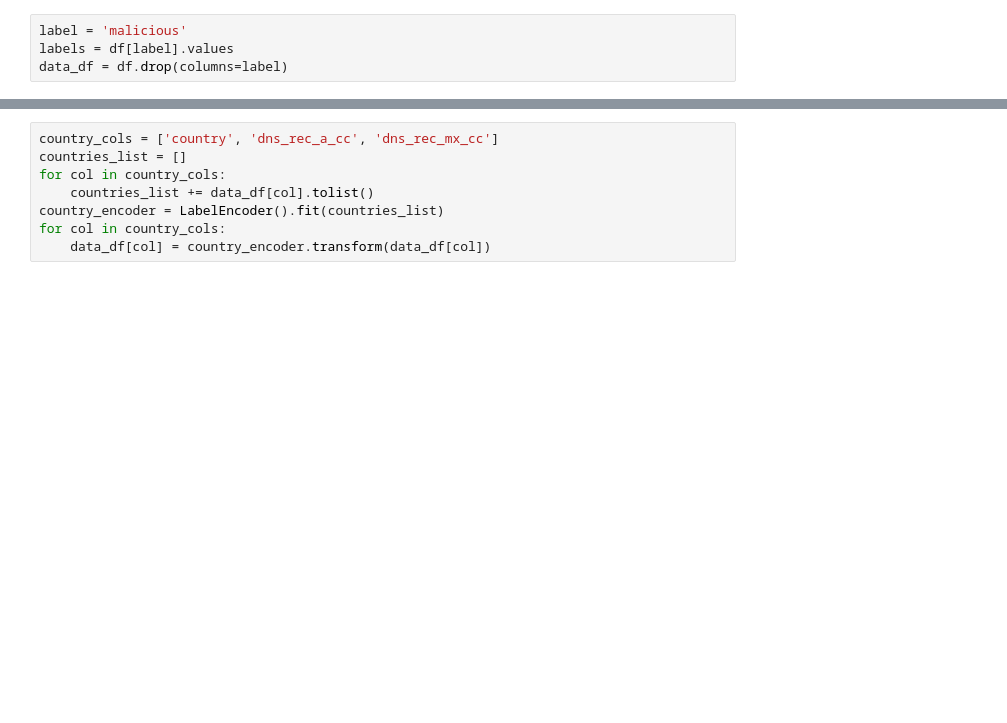
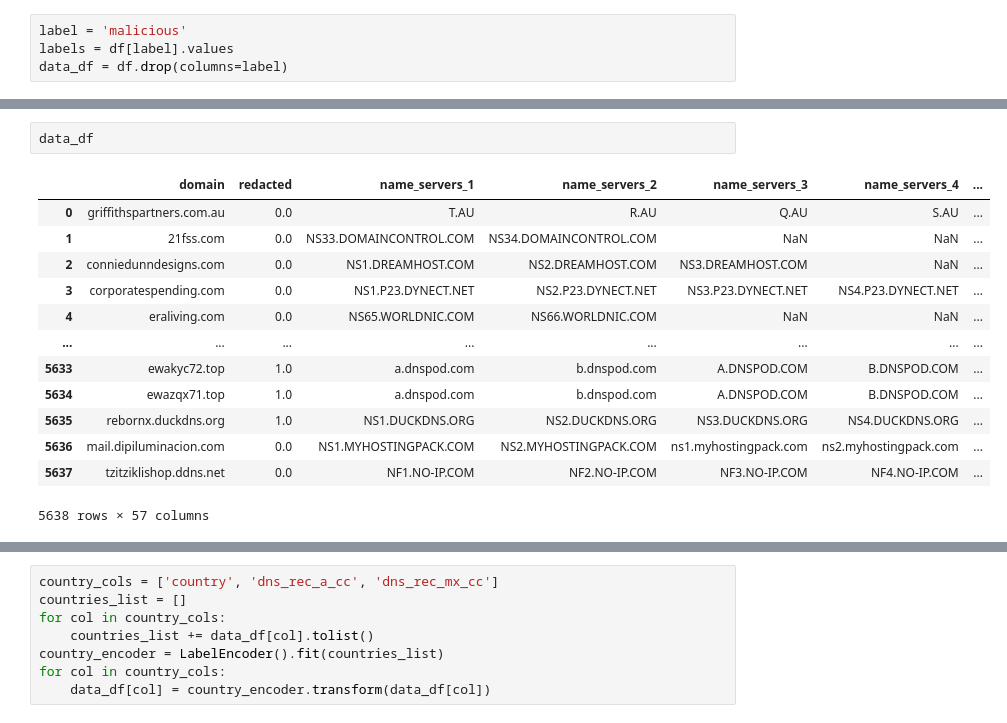
Before and after one commit to erodium/artemis, a Jupyter notebook: notebooks/randomforest.ipynb, the cells around one changed output, grey strips where cells are left out. Drawn from its saved outputs; the diff is of its cells as text; blank space fills up the shorter version.

```diff
--- a/notebooks/randomforest.ipynb
+++ b/notebooks/randomforest.ipynb
@@ -15,0 +55,16 @@ data_df = df.drop(columns=label)
+# %%
+data_df
+# %% [output]
+|  | domain | redacted | name_servers_1 | name_servers_2 | name_servers_3 | name_servers_4 | ... |
+| 0 | griffithspartners.com.au | 0.0 | T.AU | R.AU | Q.AU | S.AU | ... |
+| 1 | 21fss.com | 0.0 | NS33.DOMAINCONTROL.COM | NS34.DOMAINCONTROL.COM | NaN | NaN | ... |
+| 2 | conniedunndesigns.com | 0.0 | NS1.DREAMHOST.COM | NS2.DREAMHOST.COM | NS3.DREAMHOST.COM | NaN | ... |
+| 3 | corporatespending.com | 0.0 | NS1.P23.DYNECT.NET | NS2.P23.DYNECT.NET | NS3.P23.DYNECT.NET | NS4.P23.DYNECT.NET | ... |
+| 4 | eraliving.com | 0.0 | NS65.WORLDNIC.COM | NS66.WORLDNIC.COM | NaN | NaN | ... |
+| ... | ... | ... | ... | ... | ... | ... | ... |
+| 5633 | ewakyc72.top | 1.0 | a.dnspod.com | b.dnspod.com | A.DNSPOD.COM | B.DNSPOD.COM | ... |
+| 5634 | ewazqx71.top | 1.0 | a.dnspod.com | b.dnspod.com | A.DNSPOD.COM | B.DNSPOD.COM | ... |
+| 5635 | rebornx.duckdns.org | 1.0 | NS1.DUCKDNS.ORG | NS2.DUCKDNS.ORG | NS3.DUCKDNS.ORG | NS4.DUCKDNS.ORG | ... |
+| 5636 | mail.dipiluminacion.com | 0.0 | NS1.MYHOSTINGPACK.COM | NS2.MYHOSTINGPACK.COM | ns1.myhostingpack.com | ns2.myhostingpack.com | ... |
+| 5637 | tzitziklishop.ddns.net | 0.0 | NF1.NO-IP.COM | NF2.NO-IP.COM | NF3.NO-IP.COM | NF4.NO-IP.COM | ... |
+5638 rows × 57 columns
```
Also changed, not shown: parts of 19 cells of this notebook, 1 other file.
